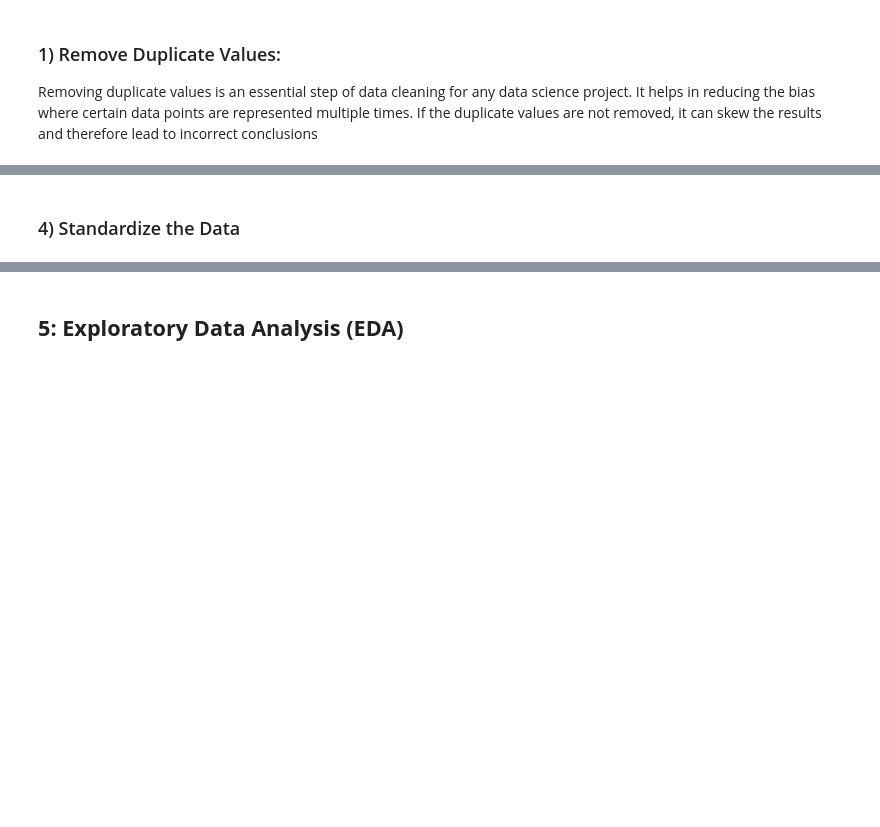
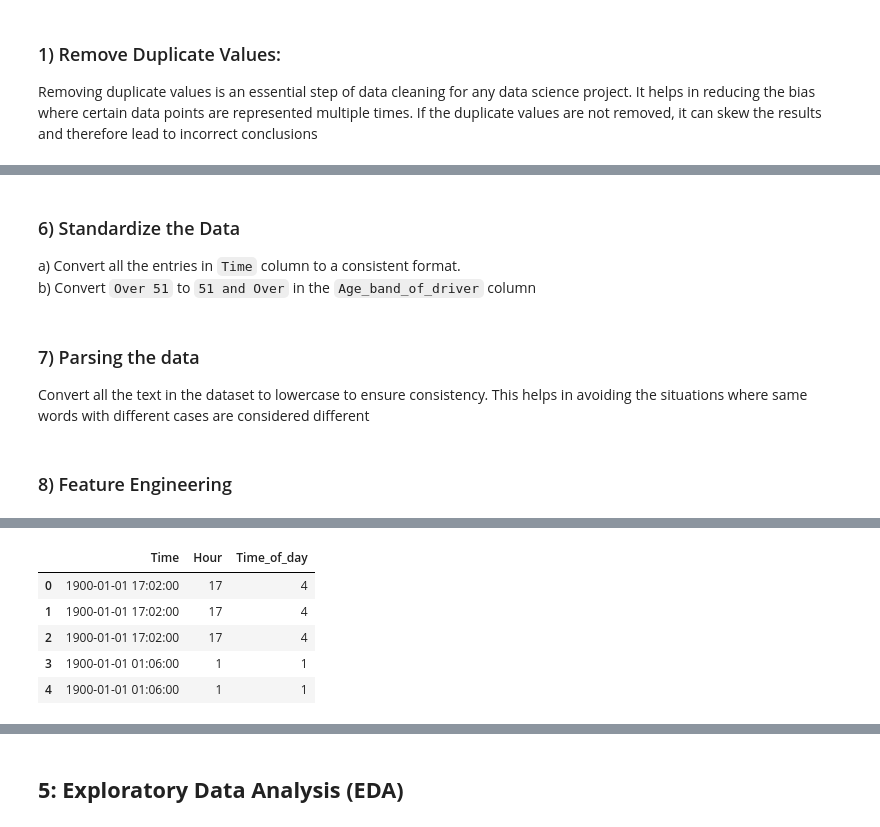
Before and after one commit to bhuvanUB/DIC-Project-Team-28-Fall-24, a Jupyter notebook: DIC_Project_Phase_1.ipynb, the cells around one changed output, grey strips where cells are left out. Cells and saved outputs as stored; diff of their text form; code cells hidden in the pictures; blank space fills up the shorter version.

Commit message:
Update Data Cleaning steps

```diff
--- a/DIC_Project_Phase_1.ipynb
+++ b/DIC_Project_Phase_1.ipynb
@@ -141,7 +208,9 @@ cleaned_dataset['Road_allignment'] = cleaned_dataset['Road_allignment'].replace(
 cleaned_dataset['Fitness_of_casuality'] = cleaned_dataset['Fitness_of_casuality'].replace('NormalNormal', 'Normal')
 cleaned_dataset['Casualty_severity'] = cleaned_dataset['Casualty_severity'].replace('na', 'Unknown')
 # %% [markdown]
-### 4) Standardize the Data
+### 6) Standardize the Data
+a) Convert all the entries in `Time` column to a consistent format.<br>
+b) Convert `Over 51` to `51 and Over` in the `Age_band_of_driver` column
 # %%
 # Standardize the 'Time' column
 cleaned_dataset['Time'] = pd.to_datetime(cleaned_dataset['Time'], format='%H:%M:%S').dt.time
@@ -151,0 +219,31 @@ cleaned_dataset = cleaned_dataset[cleaned_dataset['Number_of_vehicles_involved']
+# %% [markdown]
+### 7) Parsing the data
+Convert all the text in the dataset to lowercase to ensure consistency. This helps in avoiding the situations where same words with different cases are considered different
+# %%
+# Make all the characters to lowercase
+cleaned_dataset = cleaned_dataset.map(lambda x: x.lower() if isinstance(x, str) else x)
+# %% [markdown]
+### 8) Feature Engineering
+# %%
+cleaned_dataset['Time'] = pd.to_datetime(cleaned_dataset['Time'], errors='coerce', format='%H:%M:%S')
+print(cleaned_dataset['Time'].head())
+cleaned_dataset['Hour'] = cleaned_dataset['Time'].dt.hour
+
+Time_of_dat = ['Night', 'Morning', 'Noon', 'Evening']
+
+def categorize_time_of_day(hour):
+    if 5 <= hour < 12:
+        return 2
+    elif 12 <= hour < 17:
+        return 3
+    elif 17 <= hour < 21:
+        return 4
+    else:
+        return 1
+
+
+cleaned_dataset['Time_of_day'] = cleaned_dataset['Hour'].apply(categorize_time_of_day)
+
+print("Data head after categorizing and encoding Time_of_day:\n")
+cleaned_dataset[['Time', 'Hour', 'Time_of_day']].head()
+# %% [output]
@@ -151,0 +257,6 @@ cleaned_dataset = cleaned_dataset[cleaned_dataset['Number_of_vehicles_involved']
+|  | Time | Hour | Time_of_day |
+| 0 | 1900-01-01 17:02:00 | 17 | 4 |
+| 1 | 1900-01-01 17:02:00 | 17 | 4 |
+| 2 | 1900-01-01 17:02:00 | 17 | 4 |
+| 3 | 1900-01-01 01:06:00 | 1 | 1 |
+| 4 | 1900-01-01 01:06:00 | 1 | 1 |
```
Also changed, not shown: parts of 13 cells of this notebook.
